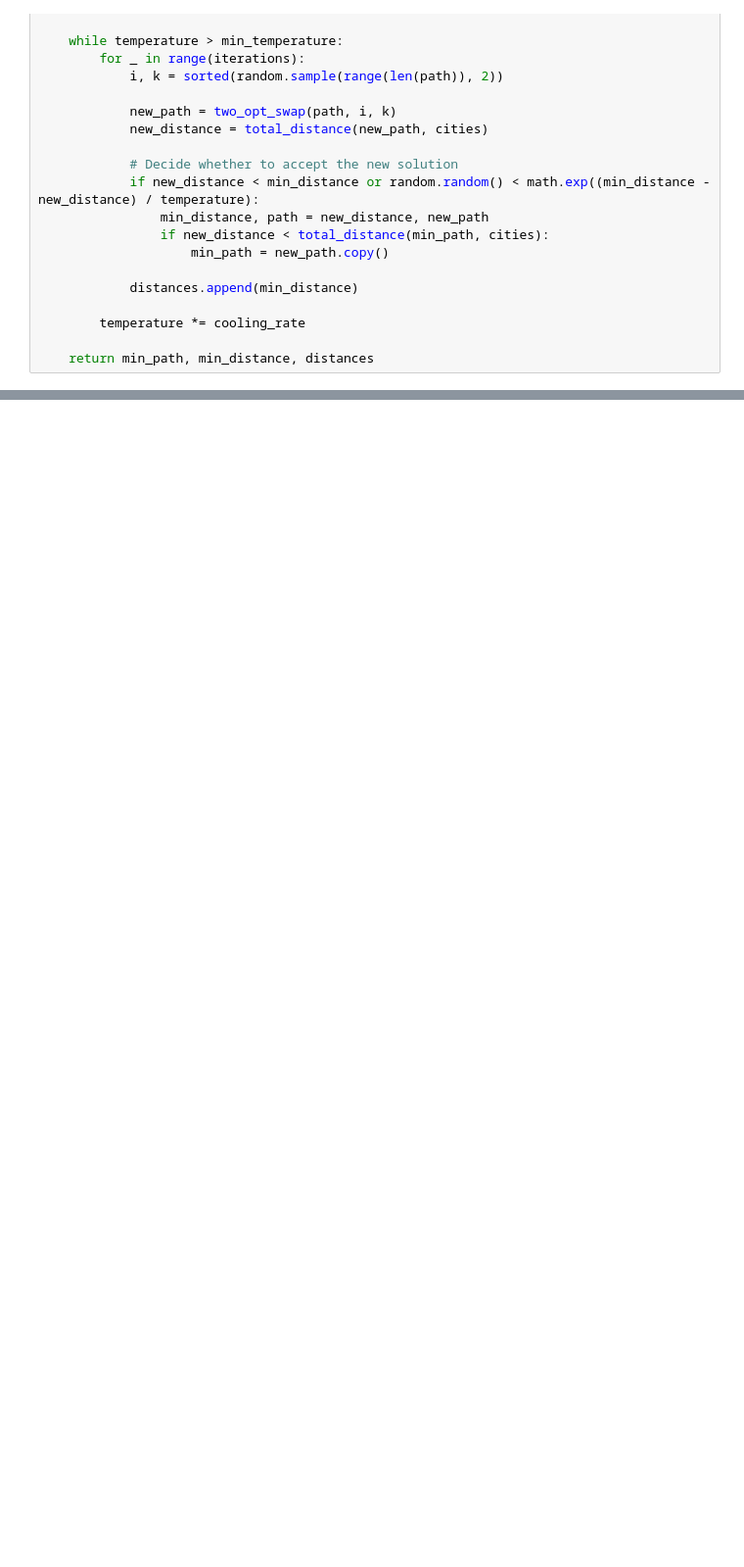
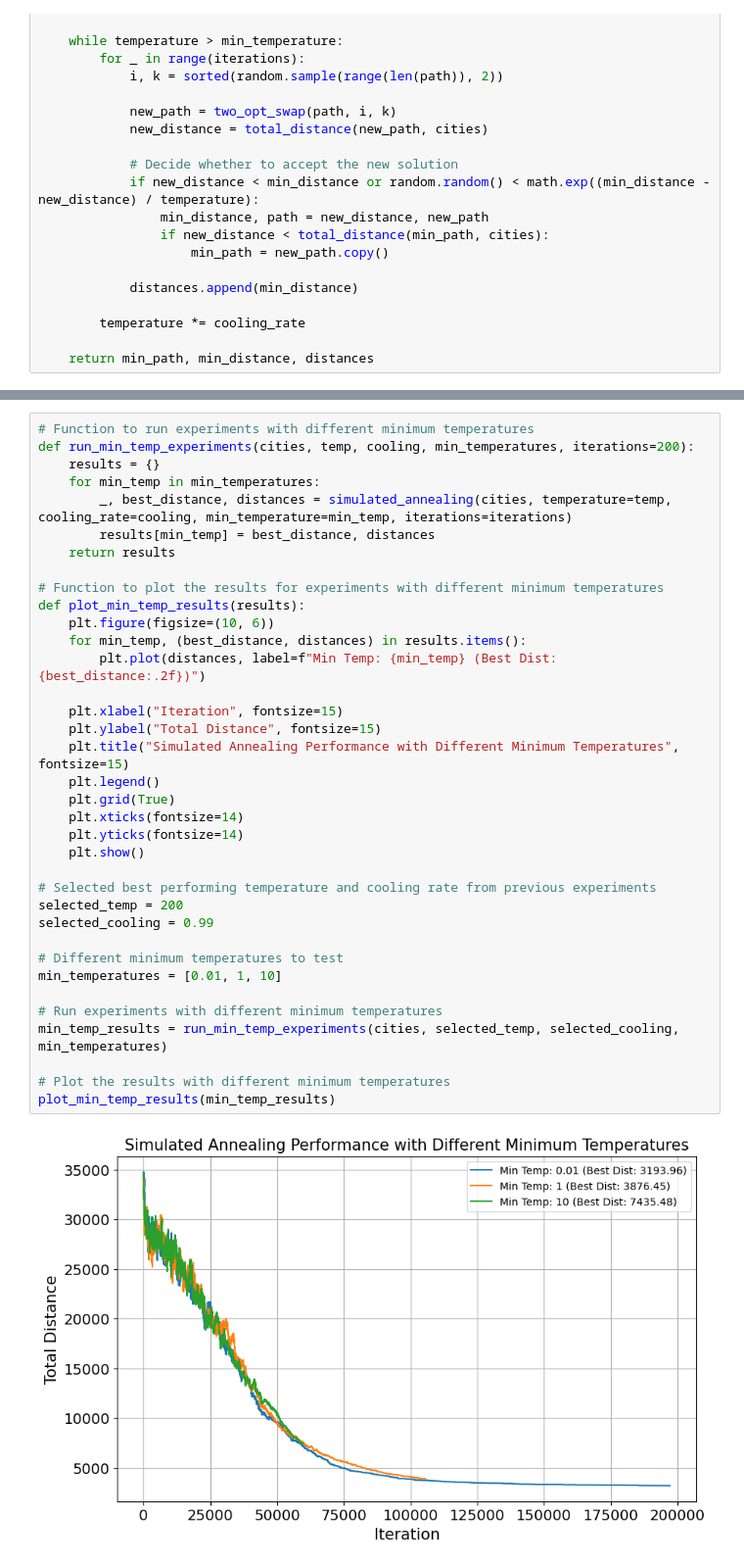
Before and after one commit to ann0215/Stochastic_Assignment3, a Jupyter notebook: SimuAnnuealing.ipynb, the cells around one changed output, grey strips where cells are left out. Shown: that part at 98% size. Drawn from its saved outputs; the diff is of its cells as text; blank space fills up the shorter version.

```diff
--- a/SimuAnnuealing.ipynb
+++ b/SimuAnnuealing.ipynb
@@ -110,0 +233,38 @@ For the case of 442 cities, the total distance is 51857.25.
+# %%
+# Function to run experiments with different minimum temperatures
+def run_min_temp_experiments(cities, temp, cooling, min_temperatures, iterations=200):
+    results = {}
+    for min_temp in min_temperatures:
+        _, best_distance, distances = simulated_annealing(cities, temperature=temp, cooling_rate=cooling, min_temperature=min_temp, iterations=iterations)
+        results[min_temp] = best_distance, distances
+    return results
+
+# Function to plot the results for experiments with different minimum temperatures
+def plot_min_temp_results(results):
+    plt.figure(figsize=(10, 6))
+    for min_temp, (best_distance, distances) in results.items():
+        plt.plot(distances, label=f"Min Temp: {min_temp} (Best Dist: {best_distance:.2f})")
+
+    plt.xlabel("Iteration", fontsize=15)
+    plt.ylabel("Total Distance", fontsize=15)
+    plt.title("Simulated Annealing Performance with Different Minimum Temperatures", fontsize=15)
+    plt.legend()
+    plt.grid(True)
+    plt.xticks(fontsize=14)
+    plt.yticks(fontsize=14)
+    plt.show()
+
+# Selected best performing temperature and cooling rate from previous experiments
+selected_temp = 200
+selected_cooling = 0.99
+
+# Different minimum temperatures to test
+min_temperatures = [0.01, 1, 10]
+
+# Run experiments with different minimum temperatures
+min_temp_results = run_min_temp_experiments(cities, selected_temp, selected_cooling, min_temperatures)
+
+# Plot the results with different minimum temperatures
+plot_min_temp_results(min_temp_results)
+# %% [output]
+[figure, added]
```
Also changed, not shown: parts of 6 cells of this notebook.
